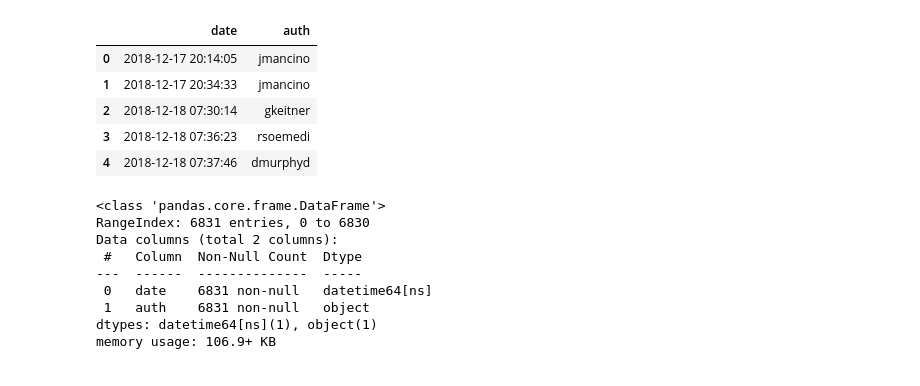
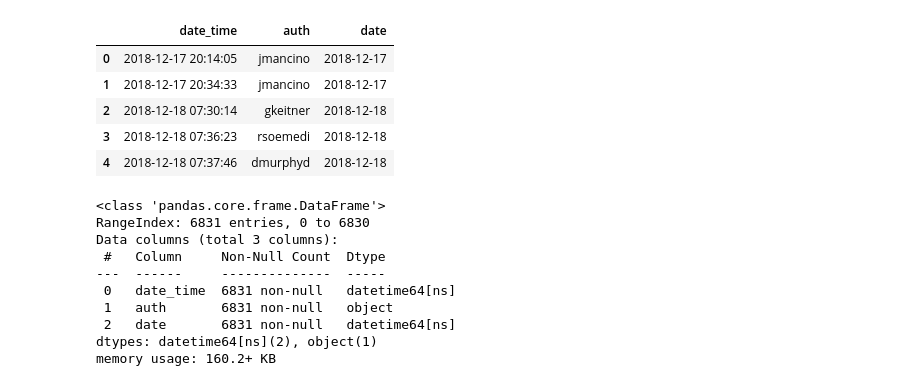
Before and after one commit to sdmccaul/rab-far_integration, a Jupyter notebook: vivo_log_analysis.ipynb, the cells around one changed output. Cells and saved outputs as stored; diff of their text form; code cells hidden in the pictures.

Commit message:
Session stats

```diff
--- a/vivo_log_analysis.ipynb
+++ b/vivo_log_analysis.ipynb
@@ -5,7 +5,7 @@ import pandas as pd
 
 DATA_DIR = 'data/staging/logs/'
 # %%
-df = pd.read_csv(DATA_DIR + 'vmgr_sessions.csv', names=['date','auth'])
+df = pd.read_csv(DATA_DIR + 'vmgr_sessions.csv', names=['date_time','auth'])
 df.info()
 # %% [output]
 <class 'pandas.core.frame.DataFrame'>
@@ -18,24 +18,26 @@ Data columns (total 2 columns):
 dtypes: object(2)
 memory usage: 106.9+ KB
 # %%
-df['date'] = pd.to_datetime(df['date'])
+df['date_time'] = pd.to_datetime(df['date_time'])
+df['date'] = pd.to_datetime(df.date_time.dt.date)
 df.head()
 # %% [output]
-|  | date | auth |
-| 0 | 2018-12-17 20:14:05 | jmancino |
-| 1 | 2018-12-17 20:34:33 | jmancino |
-| 2 | 2018-12-18 07:30:14 | gkeitner |
-| 3 | 2018-12-18 07:36:23 | rsoemedi |
-| 4 | 2018-12-18 07:37:46 | dmurphyd |
+|  | date_time | auth | date |
+| 0 | 2018-12-17 20:14:05 | jmancino | 2018-12-17 |
+| 1 | 2018-12-17 20:34:33 | jmancino | 2018-12-17 |
+| 2 | 2018-12-18 07:30:14 | gkeitner | 2018-12-18 |
+| 3 | 2018-12-18 07:36:23 | rsoemedi | 2018-12-18 |
+| 4 | 2018-12-18 07:37:46 | dmurphyd | 2018-12-18 |
 # %%
 df.info()
 # %% [output]
 <class 'pandas.core.frame.DataFrame'>
 RangeIndex: 6831 entries, 0 to 6830
-Data columns (total 2 columns):
- #   Column  Non-Null Count  Dtype
----  ------  --------------  -----
- 0   date    6831 non-null   datetime64[ns]
- 1   auth    6831 non-null   object
-dtypes: datetime64[ns](1), object(1)
-memory usage: 106.9+ KB
+Data columns (total 3 columns):
+ #   Column     Non-Null Count  Dtype
+---  ------     --------------  -----
+ 0   date_time  6831 non-null   datetime64[ns]
+ 1   auth       6831 non-null   object
+ 2   date       6831 non-null   datetime64[ns]
+dtypes: datetime64[ns](2), object(1)
+memory usage: 160.2+ KB
```
Also changed, not shown: parts of 7 cells of this notebook.
